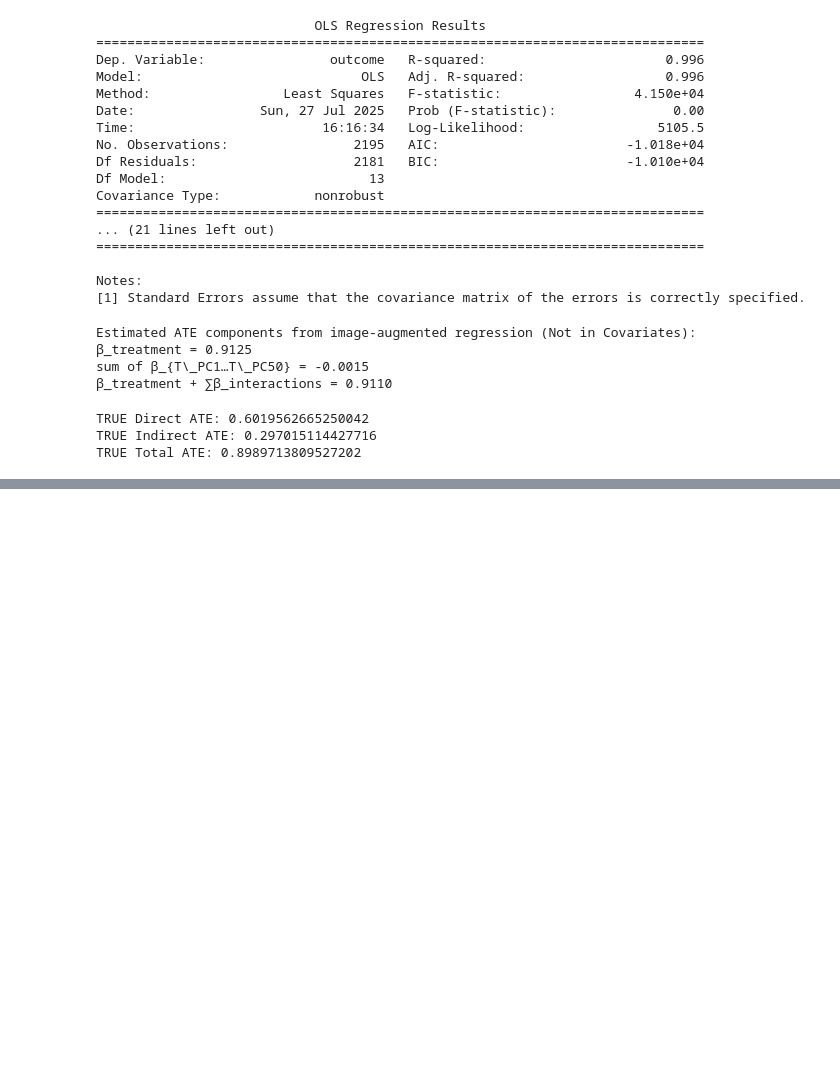
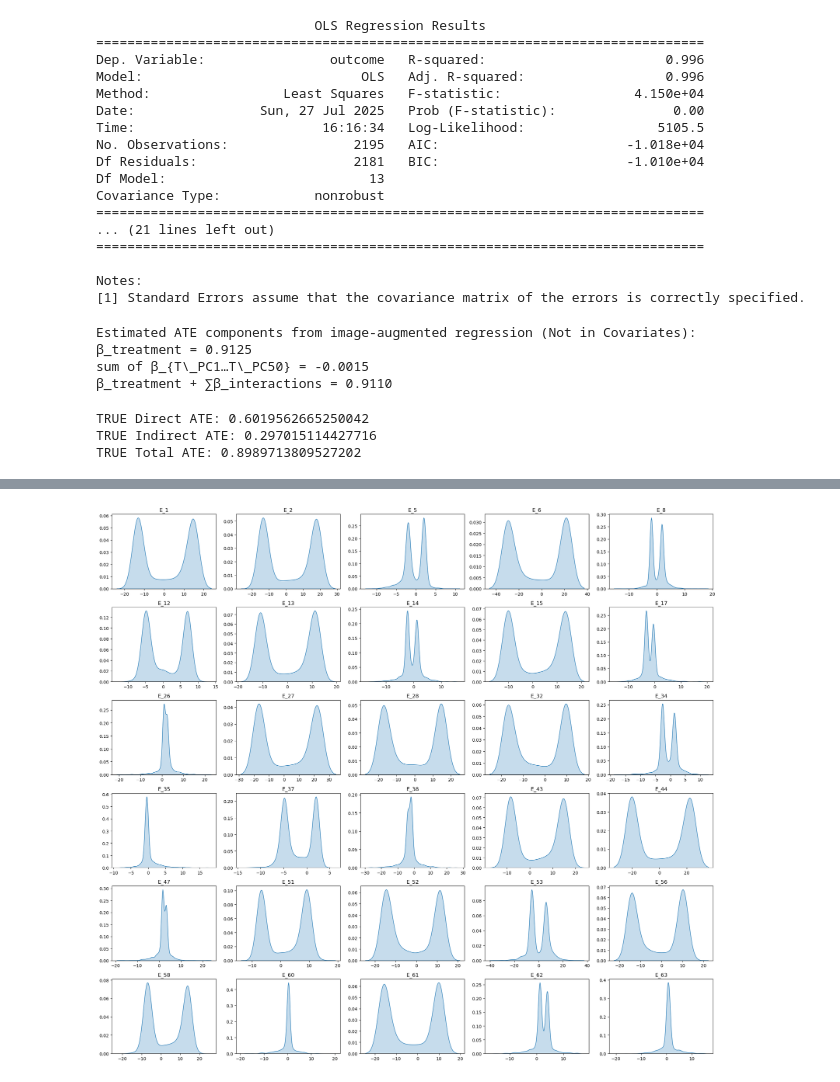
Before and after one commit to SMalaekeh/ImageTRT, a Jupyter notebook: Model/main.ipynb, the cells around one changed output, grey strips where cells are left out. Saved outputs shown, nothing was run; the diff lists cells and outputs as text; code cells hidden in the pictures; blank space fills up the shorter version.

```diff
--- a/Model/main.ipynb
+++ b/Model/main.ipynb
@@ -1121,0 +1253,8 @@ TRUE Total ATE: 0.8989713809527202
+# %%
+# Removing NAs
+clean_cols = Emb_IMAGE + [TREAT] + [OUTCOME]
+
+# Check the number of drops
+print(f"Number of observations: {img_df.shape[0]}")
+img_df_clean = img_df.dropna(subset = clean_cols)
+print(f"Number of observations: {img_df_clean.shape[0]}")
@@ -1121,0 +1274,34 @@ TRUE Total ATE: 0.8989713809527202
+# %%
+import random
+import math
+import numpy as np
+import seaborn as sns
+import matplotlib.pyplot as plt
+
+# 0) pick the embedding columns
+emb_cols = [c for c in img_df_clean.columns if c.startswith('emb_')]
+k = min(30, len(emb_cols))
+
+# reproducible random sample
+random.seed(42)
+sel = random.sample(emb_cols, k=k)
+
+# sort by numeric index so titles are sensible
+sel = sorted(sel, key=lambda s: int(s.split('_')[1]))
+
+# 1) grid shape
+cols = 5
+rows = math.ceil(k / cols)
+
+plt.figure(figsize=(4*cols, 3*rows))
+for idx, col in enumerate(sel, start=1):
+    plt.subplot(rows, cols, idx)
+    sns.kdeplot(img_df_clean[col].dropna(), fill=True)
+    emb_idx = int(col.split('_')[1])
+    plt.title(f"E_{emb_idx}")
+    plt.xlabel("")
+    plt.ylabel("")
+plt.tight_layout()
+plt.show()
+# %% [output]
+[figure, added]
```
Also changed, not shown: parts of 28 cells of this notebook, 6 other files.
